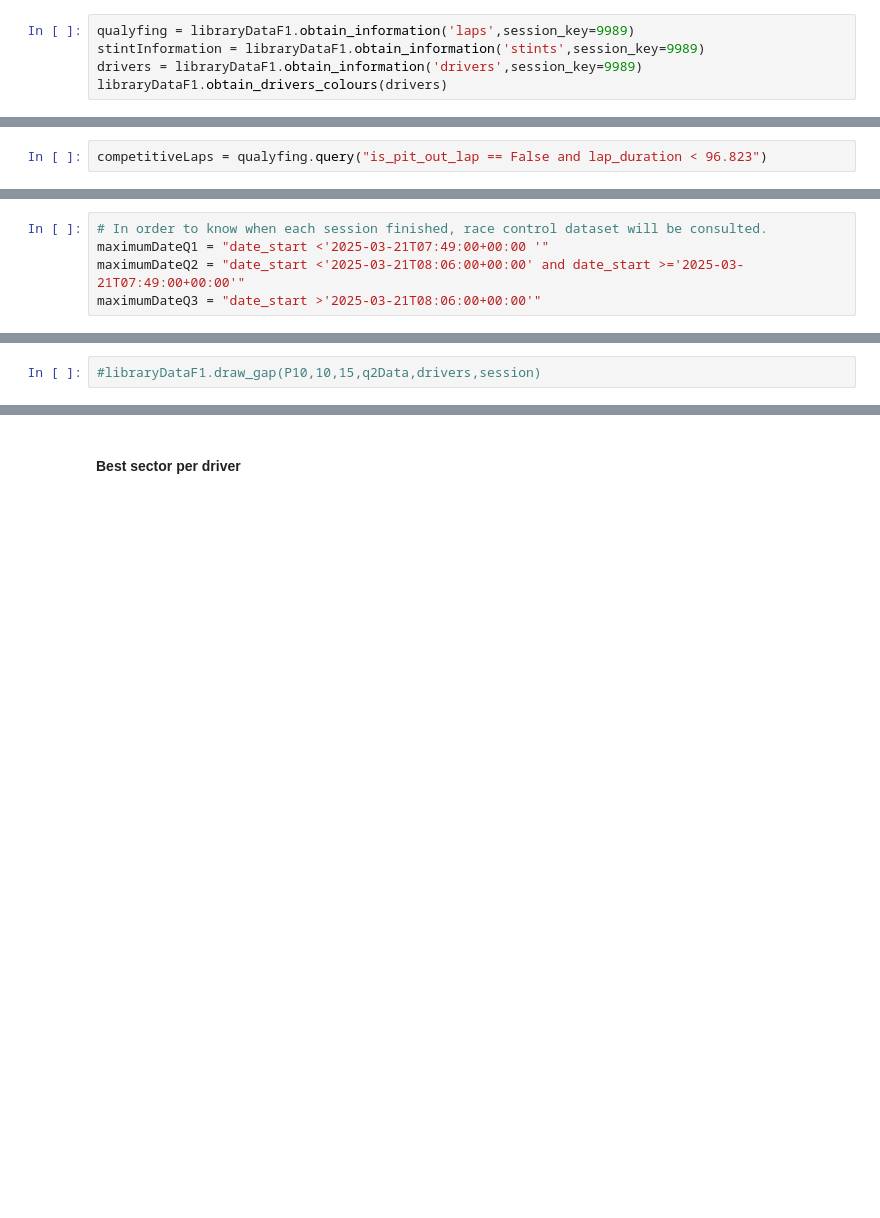
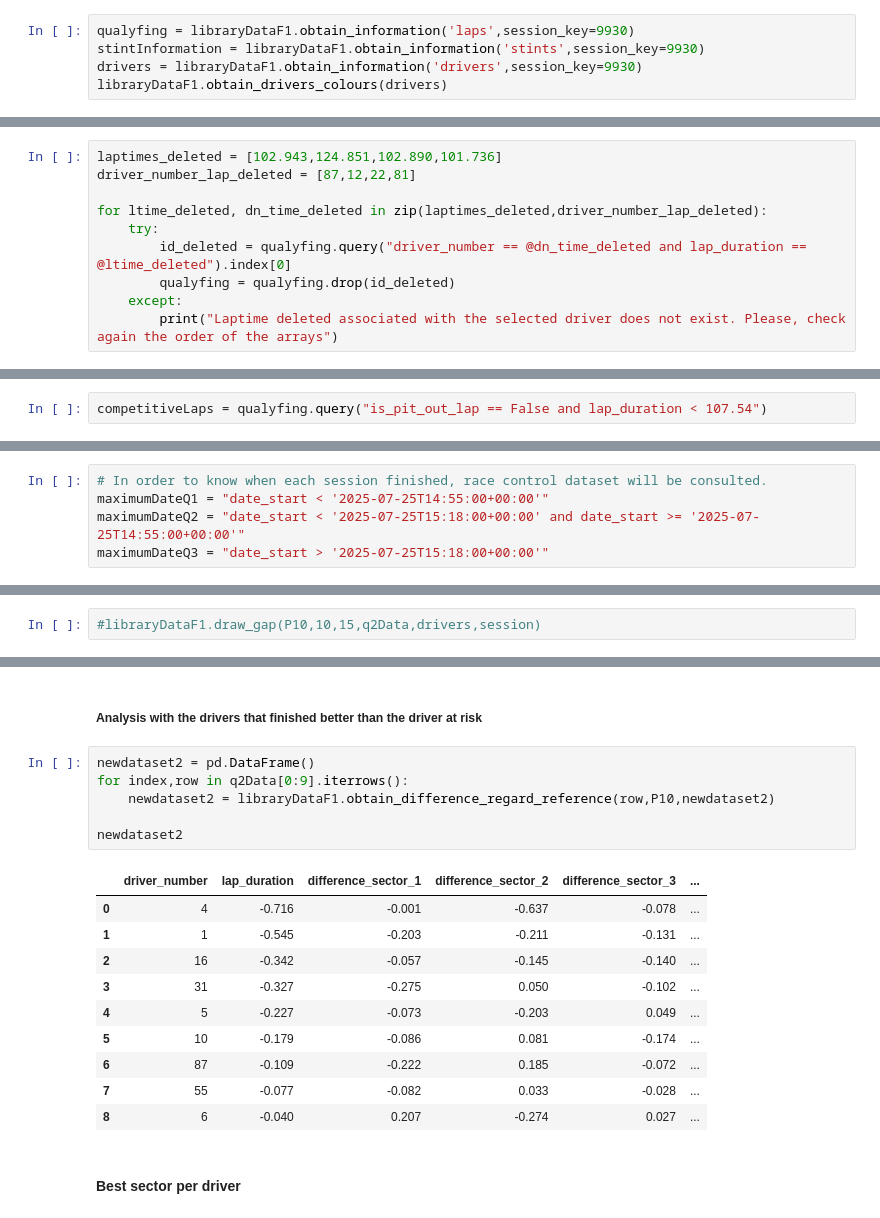
Before and after one commit to frankdelpiero/F1_notebooks, a Jupyter notebook: F1_25/Belgium_Recap.ipynb, the cells around one changed output, grey strips where cells are left out. Saved outputs shown, nothing was run; the diff lists cells and outputs as text; blank space fills up the shorter version.

Commit message:
Added Sprint Qualyfing analysis

```diff
--- a/F1_25/Belgium_Recap.ipynb
+++ b/F1_25/Belgium_Recap.ipynb
@@ -116,9 +130,9 @@ libraryDataF1.obtain_information('race_control',session_key=9989).query('message
 # %% [markdown]
 ### Obtain setup
 # %%
-qualyfing = libraryDataF1.obtain_information('laps',session_key=9989)
-stintInformation = libraryDataF1.obtain_information('stints',session_key=9989)
-drivers = libraryDataF1.obtain_information('drivers',session_key=9989)
+qualyfing = libraryDataF1.obtain_information('laps',session_key=9930)
+stintInformation = libraryDataF1.obtain_information('stints',session_key=9930)
+drivers = libraryDataF1.obtain_information('drivers',session_key=9930)
 libraryDataF1.obtain_drivers_colours(drivers)
 # %% [markdown]
 In race control dataset, I can see a lot of laptimes deleted, principally for track limits. Those laps deleted were deleted from dataset in order to obtain only the valid laps for the analysis.
@@ -129,3 +139,13 @@ In race control dataset, I can see a lot of laptimes deleted, principally for tr
+# %%
+laptimes_deleted = [102.943,124.851,102.890,101.736]
+driver_number_lap_deleted = [87,12,22,81]
+
+for ltime_deleted, dn_time_deleted in zip(laptimes_deleted,driver_number_lap_deleted):
+    try:
+        id_deleted = qualyfing.query("driver_number == @dn_time_deleted and lap_duration == @ltime_deleted").index[0]
+        qualyfing = qualyfing.drop(id_deleted)
+    except:
+        print("Laptime deleted associated with the selected driver does not exist. Please, check again the order of the arrays")
 # %%
 bestlap = qualyfing.loc[qualyfing.groupby(['driver_number'])['lap_duration'].idxmin()].sort_values(by=['lap_duration'],ascending=True)
 # %% [markdown]
@@ -133,5 +153,5 @@ The fastest lap  is 90.849 seconds (1.30.849= so that to obtain the competitve l
 # %%
-competitiveLaps = qualyfing.query("is_pit_out_lap == False and lap_duration < 96.823")
+competitiveLaps = qualyfing.query("is_pit_out_lap == False and lap_duration < 107.54")
 # %%
 drivers_list = list(competitiveLaps['driver_number'].unique())
 newdataset = pd.DataFrame()
@@ -149,6 +174,6 @@ libraryDataF1.obtainchart("name_acronym","delta",dt)
 mergequaly = pd.merge(competitiveLaps,drivers,on=['driver_number'])
 # %%
 # In order to know when each session finished, race control dataset will be consulted.
-maximumDateQ1 = "date_start <'2025-03-21T07:49:00+00:00	'"
-maximumDateQ2 = "date_start <'2025-03-21T08:06:00+00:00' and date_start >='2025-03-21T07:49:00+00:00'"
-maximumDateQ3 = "date_start >'2025-03-21T08:06:00+00:00'"
+maximumDateQ1 = "date_start < '2025-07-25T14:55:00+00:00'"
+maximumDateQ2 = "date_start < '2025-07-25T15:18:00+00:00' and date_start >= '2025-07-25T14:55:00+00:00'"
+maximumDateQ3 = "date_start > '2025-07-25T15:18:00+00:00'"
@@ -235,3 +310,22 @@ newdataset2
+# %% [markdown]
+##### Analysis with the drivers that finished better than the driver at risk
+# %%
+newdataset2 = pd.DataFrame()
+for index,row in q2Data[0:9].iterrows():
+    newdataset2 = libraryDataF1.obtain_difference_regard_reference(row,P10,newdataset2)
+
+newdataset2
+# %% [output]
+|  | driver_number | lap_duration | difference_sector_1 | difference_sector_2 | difference_sector_3 | ... |
+| 0 | 4 | -0.716 | -0.001 | -0.637 | -0.078 | ... |
+| 1 | 1 | -0.545 | -0.203 | -0.211 | -0.131 | ... |
+| 2 | 16 | -0.342 | -0.057 | -0.145 | -0.140 | ... |
+| 3 | 31 | -0.327 | -0.275 | 0.050 | -0.102 | ... |
+| 4 | 5 | -0.227 | -0.073 | -0.203 | 0.049 | ... |
+| 5 | 10 | -0.179 | -0.086 | 0.081 | -0.174 | ... |
+| 6 | 87 | -0.109 | -0.222 | 0.185 | -0.072 | ... |
+| 7 | 55 | -0.077 | -0.082 | 0.033 | -0.028 | ... |
+| 8 | 6 | -0.040 | 0.207 | -0.274 | 0.027 | ... |
 # %% [markdown]
 #### Best sector per driver
 # %%
```
Also changed, not shown: parts of 40 cells of this notebook.
